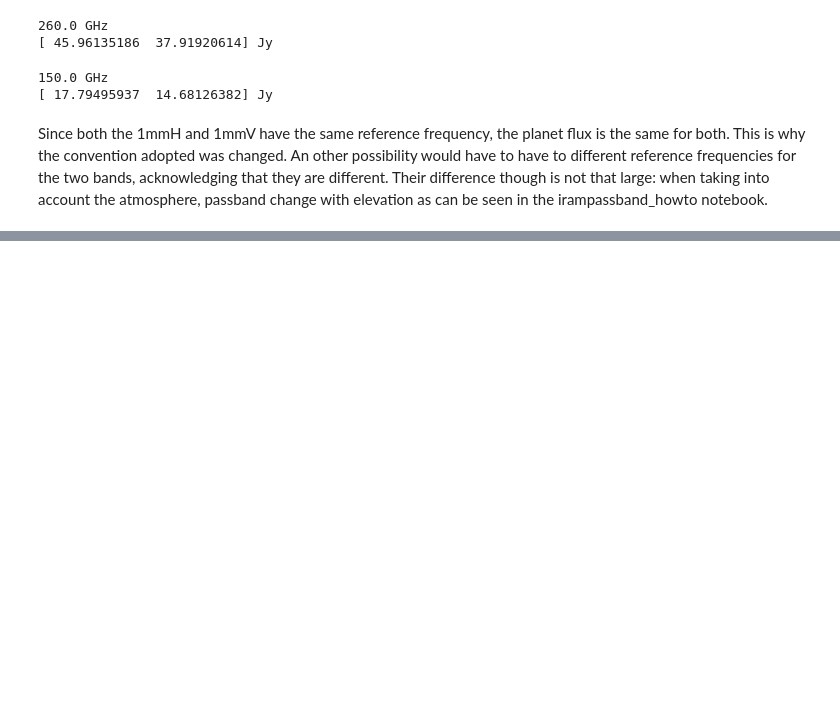
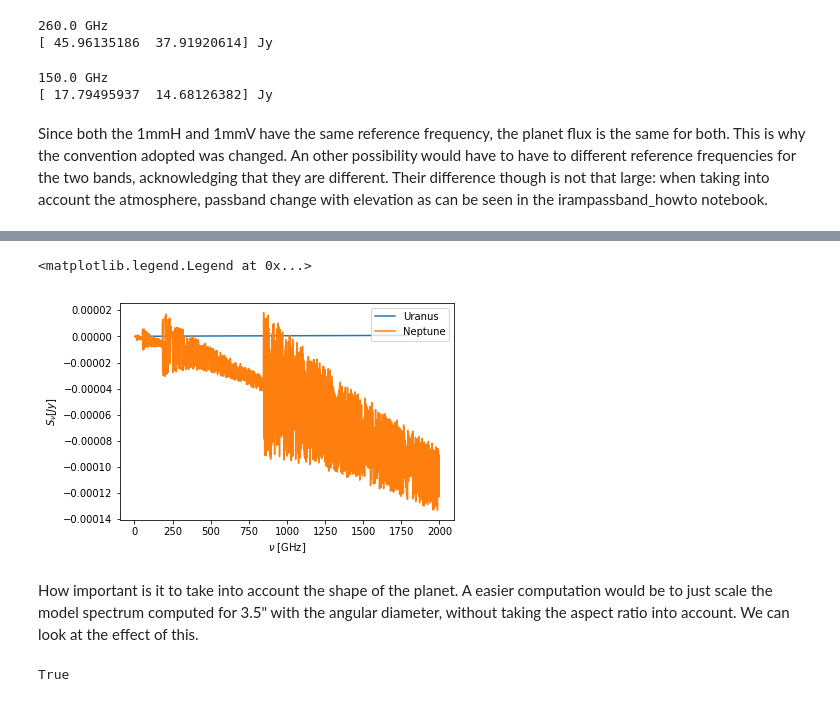
Before and after one commit to haussel/photometry, a Jupyter notebook: notebooks/planet_fluxes.ipynb, the cells around one changed output, grey strips where cells are left out. Saved outputs shown, nothing was run; the diff lists cells and outputs as text; code cells hidden in the pictures; blank space fills up the shorter version.

Commit message:
More complete notebook on planets, with detail of computations and check of apprroximations.

```diff
--- a/notebooks/planet_fluxes.ipynb
+++ b/notebooks/planet_fluxes.ipynb
@@ -115,0 +152,34 @@ Since both the 1mmH and 1mmV have the same reference frequency, the planet flux
+# %%
+# Let's check the code:
+check_ang = Angle(3.5/2. * u.arcsec)
+check_omega = np.pi * check_ang**2
+uranus_test = uranus.spectral_irradiance(solid_angle=check_omega)
+check_ang = Angle(2.3/2. * u.arcsec)
+check_omega = np.pi * check_ang**2
+neptune_test = neptune.spectral_irradiance(solid_angle=check_omega)
+# %%
+plt.plot(uranus.model['wave'].quantity,
+         (uranus.model['flux'].quantity - uranus_test.fnu_nu(uranus.model['wave'].quantity))/
+          uranus.model['wave'].quantity, label='Uranus')
+plt.plot(neptune.model['wave'].quantity,
+         (neptune.model['flux'].quantity - neptune_test.fnu_nu(neptune.model['wave'].quantity))/
+          neptune.model['wave'].quantity, label='Neptune')
+
+plt.xlabel(r'$\nu$ [GHz]')
+plt.ylabel(r'$S_{\nu} [Jy]$')
+plt.legend(loc='upper right')
+# OK
+# %% [output]
+<matplotlib.legend.Legend at 0x...>
+[figure, added]
+# %% [markdown]
+How important is it to take into account the shape of the planet. A easier computation would be to just scale the model spectrum computed for 3.5" with the angular diameter, without taking the aspect ratio into account. We can look at the effect of this.
+# %%
+# let's look at the variation over 10 years, one point every 10 days
+times = Time(np.arange(Time('2010-01-01T12:00:00').jd,
+                       Time('2020-01-01T12:00:00').jd, 20), format='jd')
+
+neptune.set_dates(times)
+uranus.set_dates(times)
+# %% [output]
+True
```
Also changed, not shown: parts of 6 cells of this notebook, 3 other files.
